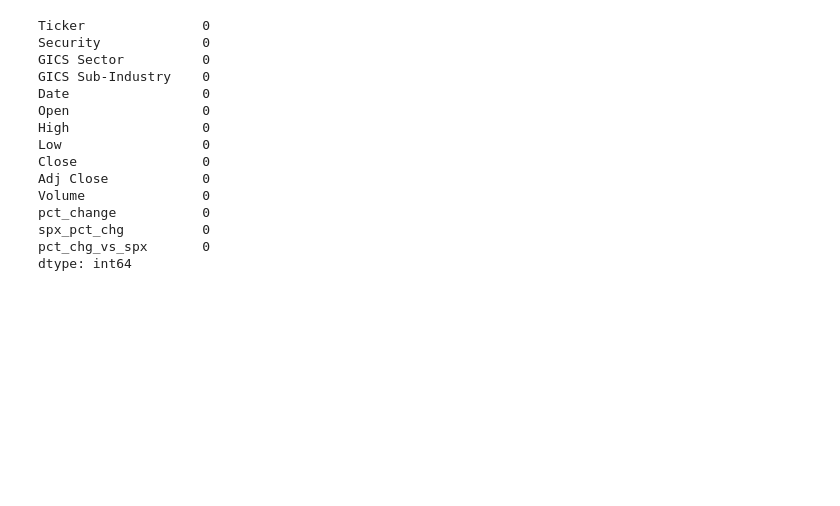
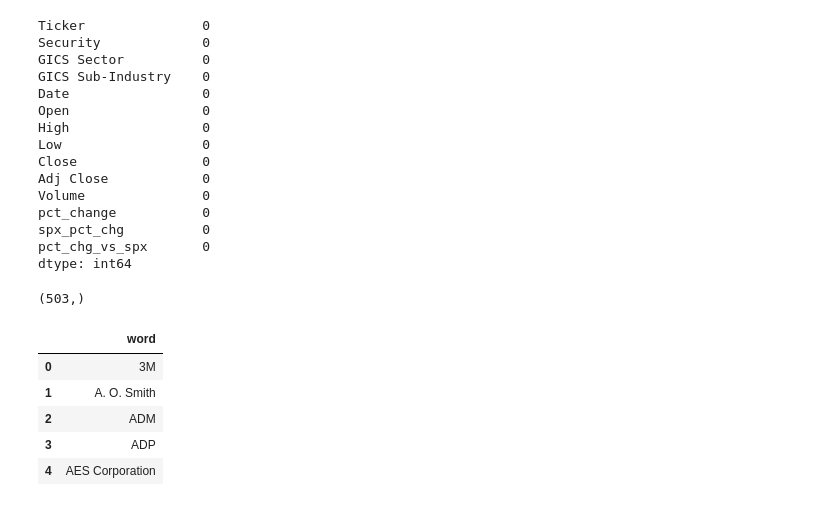
Before and after one commit to creeganmi/equities, a Jupyter notebook: screener/create_dataset.ipynb, the cells around one changed output. Drawn from its saved outputs; the diff is of its cells as text; code cells hidden in the pictures; blank space fills up the shorter version.

```diff
--- a/screener/create_dataset.ipynb
+++ b/screener/create_dataset.ipynb
@@ -394,0 +401,17 @@ dtype: int64
+# %%
+# temp_words = temp_df[['Ticker','Security']].values
+temp_words = temp_df[['Security']].values
+words = np.unique(temp_words)
+words.shape
+# %% [output]
+(503,)
+# %%
+text_df = pd.DataFrame(words, columns=['word'])
+text_df.head()
+# %% [output]
+|  | word |
+| 0 | 3M |
+| 1 | A. O. Smith |
+| 2 | ADM |
+| 3 | ADP |
+| 4 | AES Corporation |
```
Also changed, not shown: parts of 8 cells of this notebook, 4 other files.
